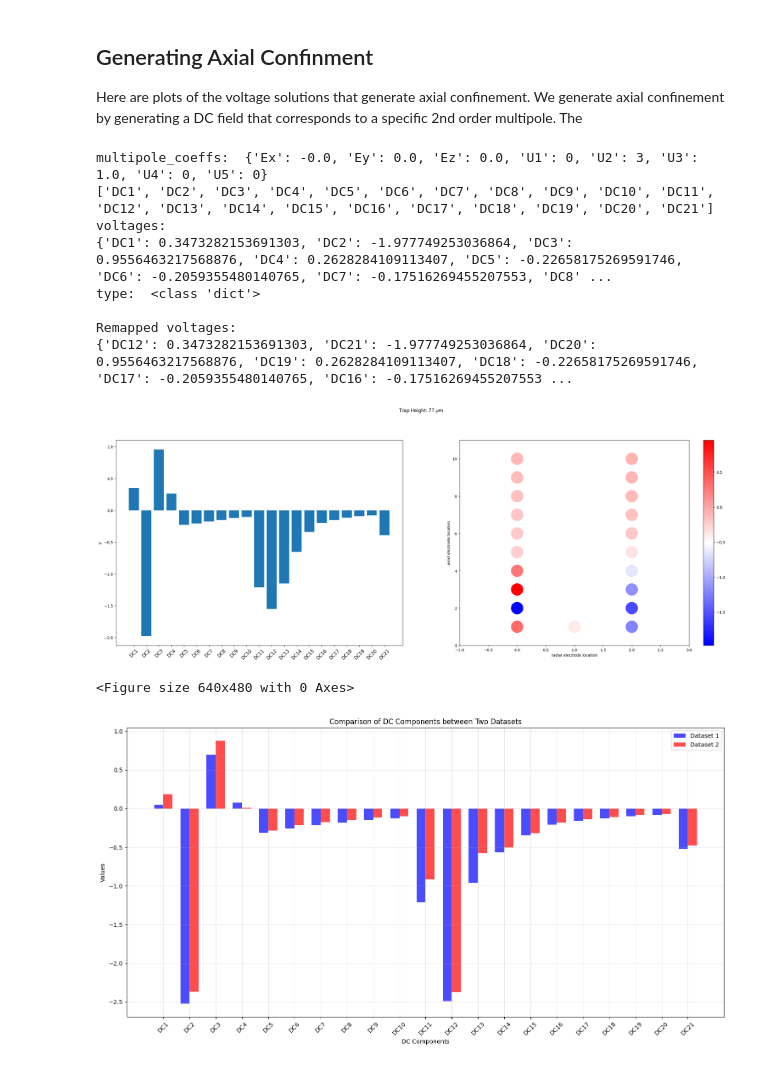
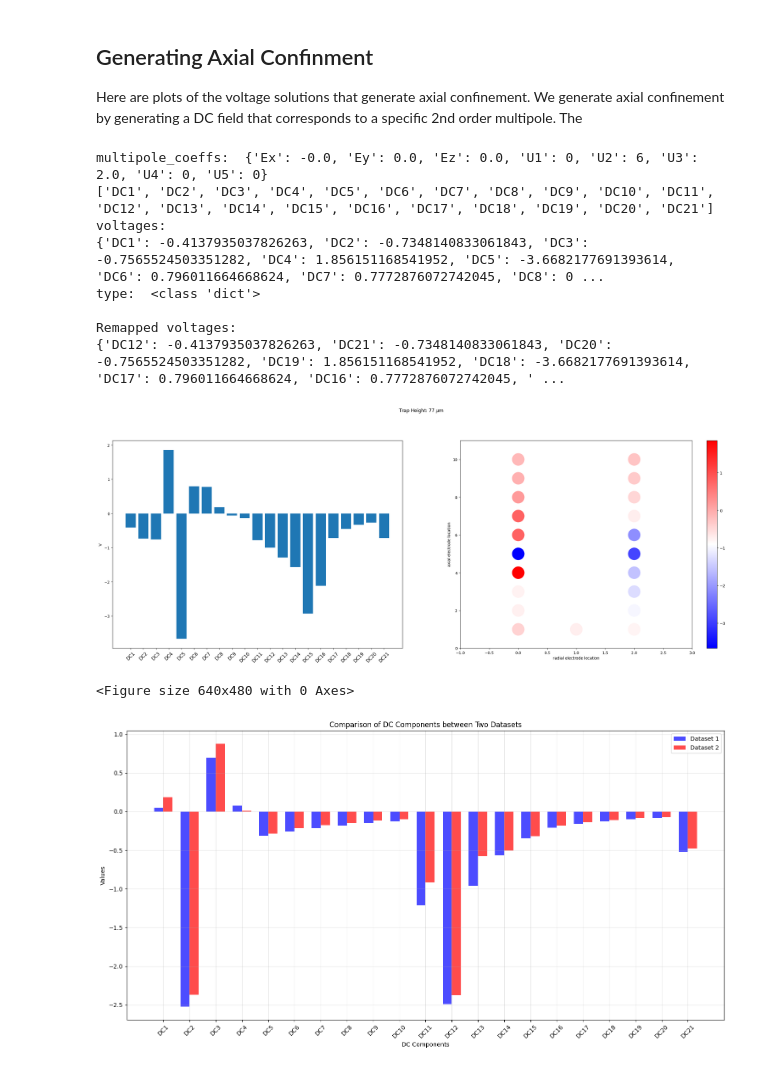
Before and after one commit to HaeffnerLab/bem, a Jupyter notebook: examples/Integrated_photonics/III_Multipole_Expansion.ipynb, the cells around one changed output. Saved outputs shown, nothing was run; the diff lists cells and outputs as text; code cells hidden in the pictures.

```diff
--- a/examples/Integrated_photonics/III_Multipole_Expansion.ipynb
+++ b/examples/Integrated_photonics/III_Multipole_Expansion.ipynb
@@ -35,7 +35,7 @@ area = 1e-4
 
 path = module_path+'/inter_results/htrap/htrap_'+str(radius)+'_'+str(area)+'_simulation.pkl'
 # el2
-zl = ( -450 + 0.0 ) *1e-3
+zl = ( +127.6 + 0.0 ) *1e-3
 # el3.5
 # zl = -210*1e-3
 # el4
@@ -301,6 +301,23 @@ height_list: [0.072 0.073 0.074 0.075 0.076 0.077 0.078]
 # %% [markdown]
 ## Plotting Spherical Harmonic  Decomposition
 This plots the spherical harmonic decomposition up to 2nd-order of the multipoles of the fields generated by placing 1V on an electrode specified in electrode_list and ground all others.
+# %%
+# Create reversed voltage mapping by swapping keys and values
+reversed_voltage_mapping = {v: k for k, v in voltage_mapping.items()}
+
+print("Original voltage mapping:")
+for k, v in voltage_mapping.items():
+    print(f"  {k} -> {v}")
+
+print("\nReversed voltage mapping:")
+for k, v in reversed_voltage_mapping.items():
+    print(f"  {k} -> {v}")
+
+# Verify that the mapping is truly reversed
+print("\nVerification:")
+print("Original mapping has", len(voltage_mapping), "entries")
+print("Reversed mapping has", len(reversed_voltage_mapping), "entries")
+print("All mappings are bidirectional:", all(voltage_mapping[reversed_voltage_mapping[v]] == v for v in voltage_mapping.values()))
 # %%
 # 'height_list' is the list of the places to do the spherical decomp. of the electrode potential
 # 'height_list' currently refers to axial locations
@@ -376,7 +393,7 @@ def plot_muls(s,xl,zl,roi,height, **multipoles): # ey, ez, ex, u3, u2, u5, u1, u
     return voltages_dict
 
 # u2_value = 6
-# zl0 = (-450 + 0.0) *1e-3
+# zl0 = (+127.6 + 0.0) *1e-3
 # voltages = plot_muls(s,xl,zl0,roi,
 #                      height = yl*1e3,
 #                      ez=-0.00,
@@ -388,8 +405,8 @@ def plot_muls(s,xl,zl,roi,height, **multipoles): # ey, ez, ex, u3, u2, u5, u1, u
 #                      u3=u2_value/3, # (1/3) * u2
 #                      u4=0)
 
-u2_value = 3
-zl0 = (-450 + 0.0) *1e-3
+u2_value = 6
+zl0 = (+127.6 + 0.0) *1e-3
 voltages = plot_muls(s,xl,zl0,roi,
                      height = yl*1e3,
                      ez=+0.00,
@@ -401,8 +418,10 @@ voltages = plot_muls(s,xl,zl0,roi,
                      u3=u2_value/3, # (1/3) * u2
                      u4=0)
 
-voltages["DC14"] = 0.0
-voltages["DC15"] = 0.0
+# voltages["DC14"] = 0.0
+# voltages["DC15"] = 0.0
+
+# voltages = {'DC21': -9.99, 'DC20': -9.0, 'DC19': -8.0, 'DC18': -7.0, 'DC17': -6.0, 'DC16': -5.0, 'DC15': -4.0, 'DC14': -3.0, 'DC13': -2.0, 'DC12': -1.0, 'DC10': +1.0, 'DC9': +2.0, 'DC8': +3.0, 'DC7': +4.0, 'DC6': +5.0, 'DC5': +6.0, 'DC4': +7.0, 'DC3': +8.0, 'DC2': +9.0, 'DC1': +9.99, 'DC11': +0.75}
 
 print(f"voltages: \n{voltages}")
 print("type: ", type(voltages))
@@ -419,37 +438,37 @@ voltage_mapping = {
     "DC9": "DC14",
     "DC10": "DC13",
 
     "DC11": "DC9",
     "DC12": "DC6",
     "DC13": "DC10",
     "DC14": "DC8",
     "DC15": "DC7",
     "DC16": "DC11",
     "DC17": "DC4",
     "DC18": "DC1",
     "DC19": "DC3",
     "DC20": "DC2",
     "DC21": "DC5",
 }
 
 # Remap the voltages dictionary keys using voltage_mapping. if there is no the corresponding key in the original dictionary, assign value 0.0 to the corresponding key in the remapped dictionary
 remapped_voltages = {voltage_mapping.get(k, k): v for k, v in voltages.items()}
 print(f"\nRemapped voltages: \n{remapped_voltages}")
 
 fig.canvas.draw()
 fig.tight_layout(pad=1)
 fig = plt.figure()
 plt.show()
 # %% [output]
-multipole_coeffs:  {'Ex': -0.0, 'Ey': 0.0, 'Ez': 0.0, 'U1': 0, 'U2': 3, 'U3': 1.0, 'U4': 0, 'U5': 0}
+multipole_coeffs:  {'Ex': -0.0, 'Ey': 0.0, 'Ez': 0.0, 'U1': 0, 'U2': 6, 'U3': 2.0, 'U4': 0, 'U5': 0}
 ['DC1', 'DC2', 'DC3', 'DC4', 'DC5', 'DC6', 'DC7', 'DC8', 'DC9', 'DC10', 'DC11', 'DC12', 'DC13', 'DC14', 'DC15', 'DC16', 'DC17', 'DC18', 'DC19', 'DC20', 'DC21']
 voltages:
-{'DC1': 0.3473282153691303, 'DC2': -1.977749253036864, 'DC3': 0.9556463217568876, 'DC4': 0.2628284109113407, 'DC5': -0.22658175269591746, 'DC6': -0.2059355480140765, 'DC7': -0.17516269455207553, 'DC8' ...
+{'DC1': -0.4137935037826263, 'DC2': -0.7348140833061843, 'DC3': -0.7565524503351282, 'DC4': 1.856151168541952, 'DC5': -3.6682177691393614, 'DC6': 0.796011664668624, 'DC7': 0.7772876072742045, 'DC8': 0 ...
 type:  <class 'dict'>
 
 Remapped voltages:
-{'DC12': 0.3473282153691303, 'DC21': -1.977749253036864, 'DC20': 0.9556463217568876, 'DC19': 0.2628284109113407, 'DC18': -0.22658175269591746, 'DC17': -0.2059355480140765, 'DC16': -0.17516269455207553 ...
+{'DC12': -0.4137935037826263, 'DC21': -0.7348140833061843, 'DC20': -0.7565524503351282, 'DC19': 1.856151168541952, 'DC18': -3.6682177691393614, 'DC17': 0.796011664668624, 'DC16': 0.7772876072742045, ' ...
-[figure, old version]
+[figure, new version]
 <Figure size 640x480 with 0 Axes>
 # %%
 import matplotlib.pyplot as plt
```
Also changed, not shown: parts of 4 cells of this notebook, 4 other files.
